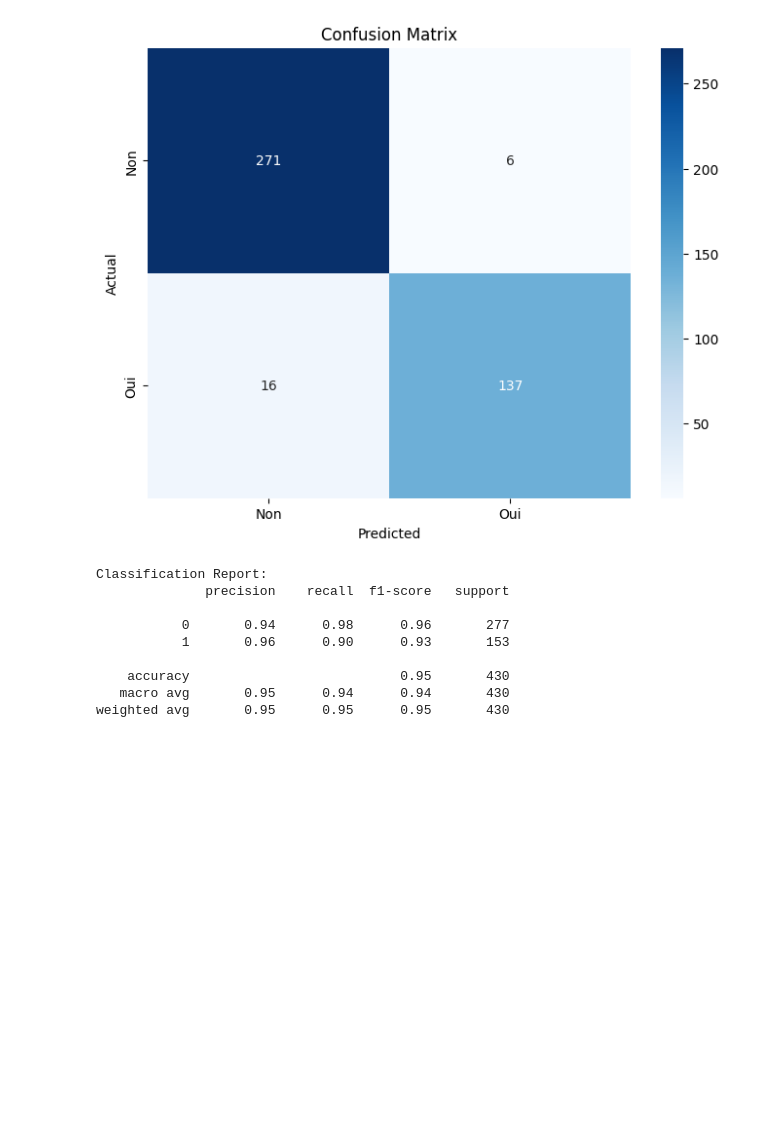
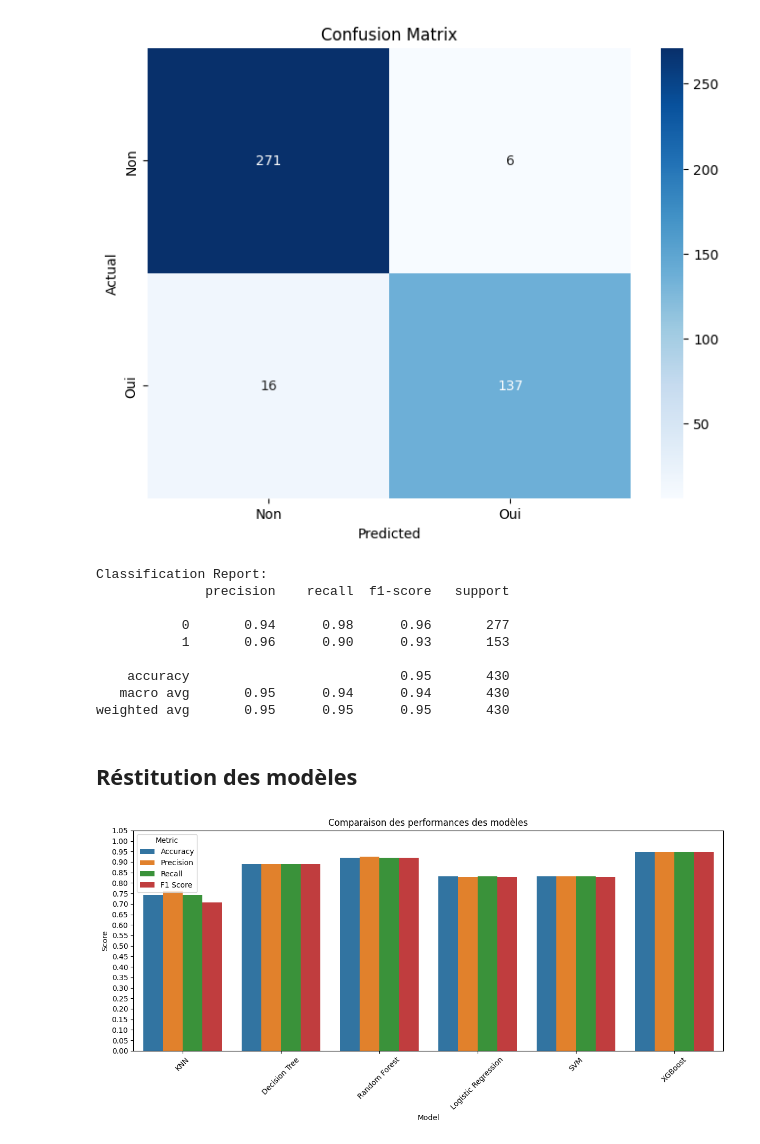
Before and after one commit to leabchouty/data-IA-projet, a Jupyter notebook: projet_data_alzheimer.ipynb, the cells around one changed output. Cells and saved outputs as stored; diff of their text form; code cells hidden in the pictures; blank space fills up the shorter version.

Commit message:
Comparaison des modèles

```diff
--- a/projet_data_alzheimer.ipynb
+++ b/projet_data_alzheimer.ipynb
@@ -590,7 +590,7 @@ print(df_results.head(10))
 # %% [markdown]
 Sélectionner le modèle et ses paramètres
 # %%
-model = LogisticRegression(C=1.0, max_iter = 100, solver='liblinear')
+regressionmodel = LogisticRegression(C=1.0, max_iter = 100, solver='liblinear')
 # %% [markdown]
 Cross validation et la validation curve
 # %%
@@ -674,6 +674,6 @@ y = df["Diagnosis"]
 from sklearn.ensemble import RandomForestClassifier
 
 # Entraînement du modèle
-model = RandomForestClassifier(n_estimators=100, class_weight="balanced", random_state=42)
+treemodel = RandomForestClassifier(n_estimators=100, class_weight="balanced", random_state=42)
 model.fit(x_train, y_train)
 # %% [output]
@@ -841,3 +841,62 @@ Classification Report:
     accuracy                           0.95       430
    macro avg       0.95      0.94      0.94       430
 weighted avg       0.95      0.95      0.95       430
+# %% [markdown]
+## Réstitution des modèles
+# %%
+from sklearn.metrics import accuracy_score, precision_score, recall_score, f1_score
+
+
+knn.fit(x_train, y_train)
+dtree.fit(x_train, y_train)
+treemodel.fit(x_train, y_train)
+regressionmodel.fit(x_train, y_train)
+svm.fit(x_train, y_train)
+xgb.fit(x_train, y_train)
+
+
+models_dict = {
+    'KNN': knn,
+    'Decision Tree': dtree,
+    'Random Forest': treemodel,
+    'Logistic Regression': regressionmodel,
+    'SVM': svm,
+    'XGBoost': xgb
+}
+
+
+results = {
+    'Model': [],
+    'Accuracy': [],
+    'Precision': [],
+    'Recall': [],
+    'F1 Score': []
+}
+
+for name, model in models_dict.items():
+    y_pred = model.predict(x_test)
+    results['Model'].append(name)
+    results['Accuracy'].append(accuracy_score(y_test, y_pred))
+    results['Precision'].append(precision_score(y_test, y_pred, average='weighted'))
+    results['Recall'].append(recall_score(y_test, y_pred, average='weighted'))
+    results['F1 Score'].append(f1_score(y_test, y_pred, average='weighted'))
+
+
+results_df = pd.DataFrame(results)
+
+plt.figure(figsize=(12, 6))
+metrics = ['Accuracy', 'Precision', 'Recall', 'F1 Score']
+
+df_melted = results_df.melt(id_vars=['Model'], value_vars=metrics, var_name='Metric', value_name='Score')
+
+sns.barplot(data=df_melted, x='Model', y='Score', hue='Metric')
+plt.xticks(rotation=45)
+plt.title('Comparaison des performances des modèles')
+
+plt.yticks(np.arange(0, 1.1, 0.05))
+
+plt.tight_layout()
+plt.show()
+plt.close()
+# %% [output]
+[figure, added]
```
Also changed, not shown: parts of 4 cells of this notebook.
